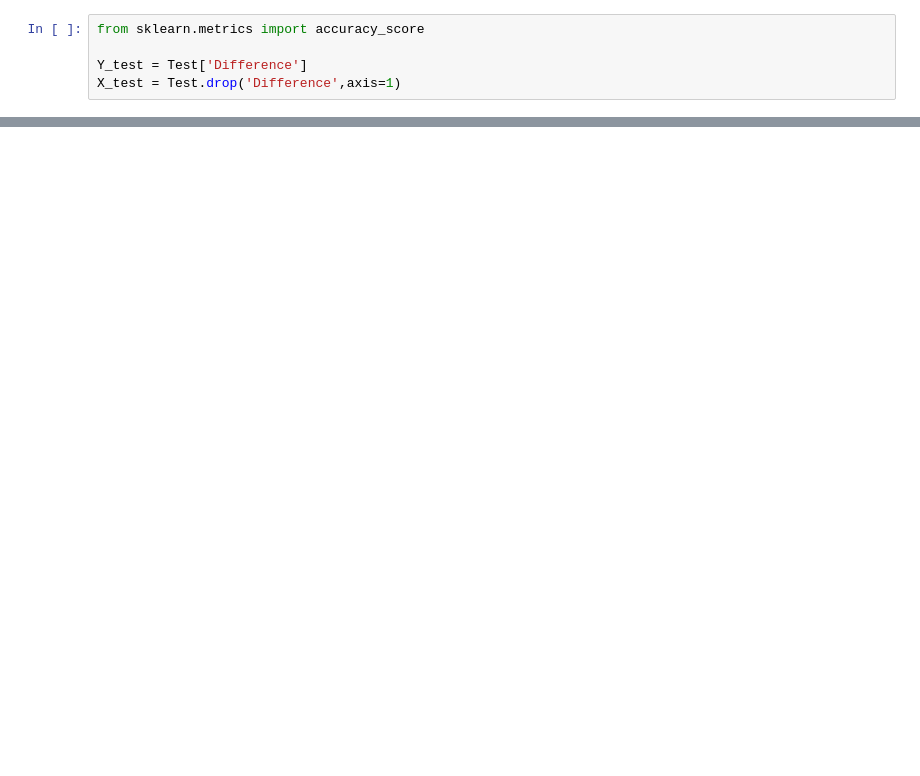
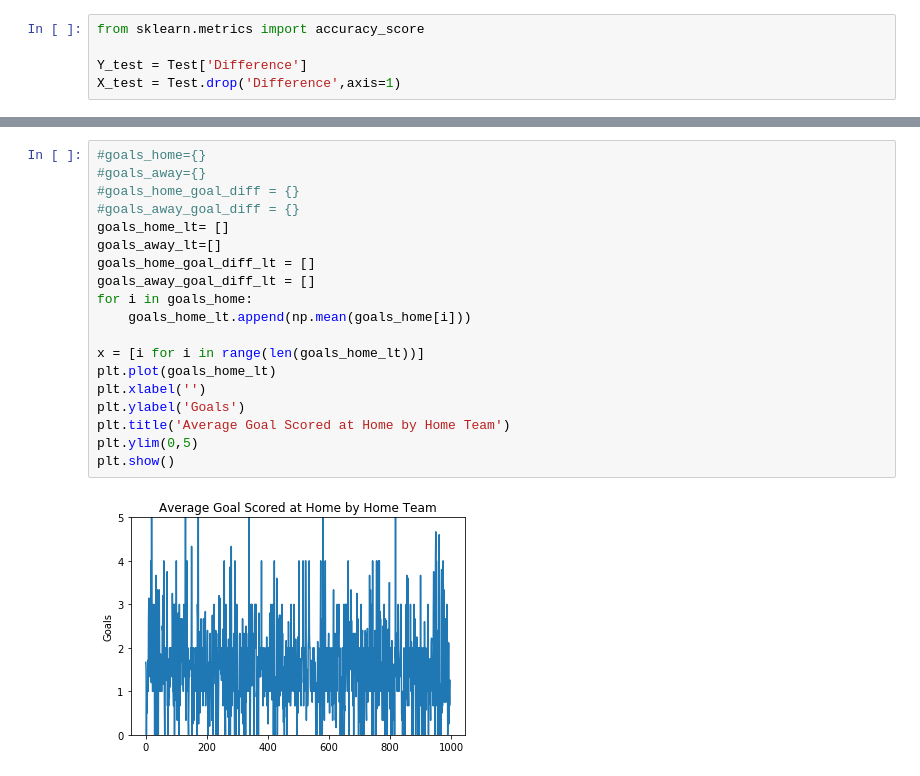
Before and after one commit to juliaheisler/CSE482-soccer_prediction, a Jupyter notebook: Updated_project.ipynb, the cells around one changed output, grey strips where cells are left out. Saved outputs shown, nothing was run; the diff lists cells and outputs as text; blank space fills up the shorter version.

```diff
--- a/Updated_project.ipynb
+++ b/Updated_project.ipynb
@@ -223,0 +285,21 @@ sc
+# %%
+#goals_home={}
+#goals_away={}
+#goals_home_goal_diff = {}
+#goals_away_goal_diff = {}
+goals_home_lt= []
+goals_away_lt=[]
+goals_home_goal_diff_lt = []
+goals_away_goal_diff_lt = []
+for i in goals_home:
+    goals_home_lt.append(np.mean(goals_home[i]))
+
+x = [i for i in range(len(goals_home_lt))]
+plt.plot(goals_home_lt)
+plt.xlabel('')
+plt.ylabel('Goals')
+plt.title('Average Goal Scored at Home by Home Team')
+plt.ylim(0,5)
+plt.show()
+# %% [output]
+[figure, added]
```
Also changed, not shown: parts of 7 cells of this notebook.
